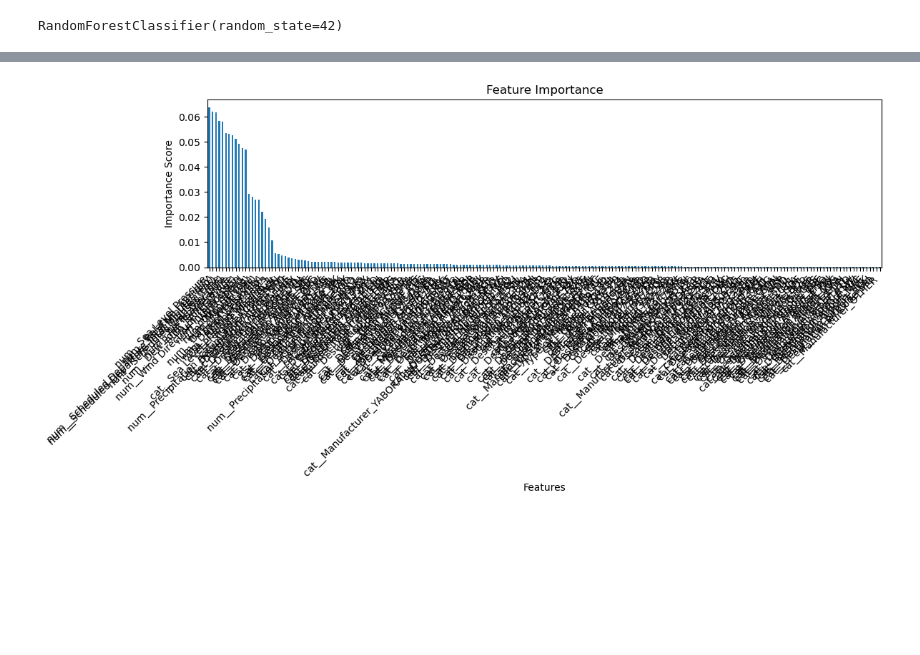
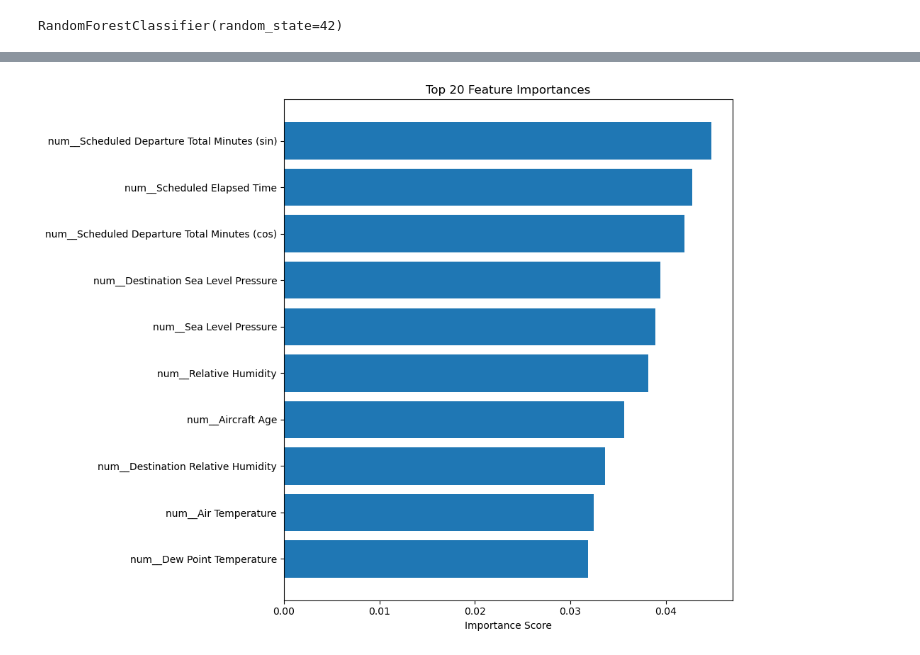
Before and after one commit to brianna-mitri/project-4, a Jupyter notebook: Preprocessing/RandomForest.ipynb, the cells around one changed output, grey strips where cells are left out. Drawn from its saved outputs; the diff is of its cells as text; code cells hidden in the pictures; blank space fills up the shorter version.

```diff
--- a/Preprocessing/RandomForest.ipynb
+++ b/Preprocessing/RandomForest.ipynb
@@ -20,8 +10,8 @@ import seaborn as sns
 # %%
-x_test = pd.read_csv("Output/Split_Train_Test/x_test.zip")
-x_train = pd.read_csv("Output/Split_Train_Test/x_train.zip")
-y_test = pd.read_csv("Output/Split_Train_Test/y_test.zip")
-y_train = pd.read_csv("Output/Split_Train_Test/y_train.zip")
+x_test = pd.read_csv("Output/Split_Train_Test/dest/x_test.zip")
+x_train = pd.read_csv("Output/Split_Train_Test/dest/x_train.zip")
+y_test = pd.read_csv("Output/Split_Train_Test/dest/y_test.zip")
+y_train = pd.read_csv("Output/Split_Train_Test/dest/y_train.zip")
 
 
 display(x_test.head())
@@ -168,0 +164,8 @@ Feature Importances:
+# %%
+importances = pd.Series(clf.feature_importances_, index=x_train.columns).sort_values(ascending=False)
+importances_df = pd.DataFrame({
+    'Feature': importances.index,
+    'Importance Score': importances.values
+})
+print("Feature Importances:")
+display(importances_df.head(5))
@@ -169,12 +180,14 @@ Feature Importances:
+# %%
+# Extract top 20 features
+importances_df_top10 = importances_df.head(10)
 # %%
 # Visualize the features by importance
-plt.figure(figsize=(12, 6))
-importances.plot(kind='bar')
-plt.title('Feature Importance')
-plt.xlabel('Features')
-plt.ylabel('Importance Score')
-plt.xticks(rotation=45, ha='right')
+plt.figure(figsize=(10, 8))
+plt.barh(importances_df_top10['Feature'], importances_df_top10['Importance Score'])
+plt.xlabel('Importance Score')
+plt.title('Top 20 Feature Importances')
+plt.gca().invert_yaxis()  # Ensures the most important features are at the top
 plt.tight_layout()
 plt.show()
 # %% [output]
-[figure, old version]
+[figure, new version]
```
Also changed, not shown: parts of 9 cells of this notebook, 1 other file.
